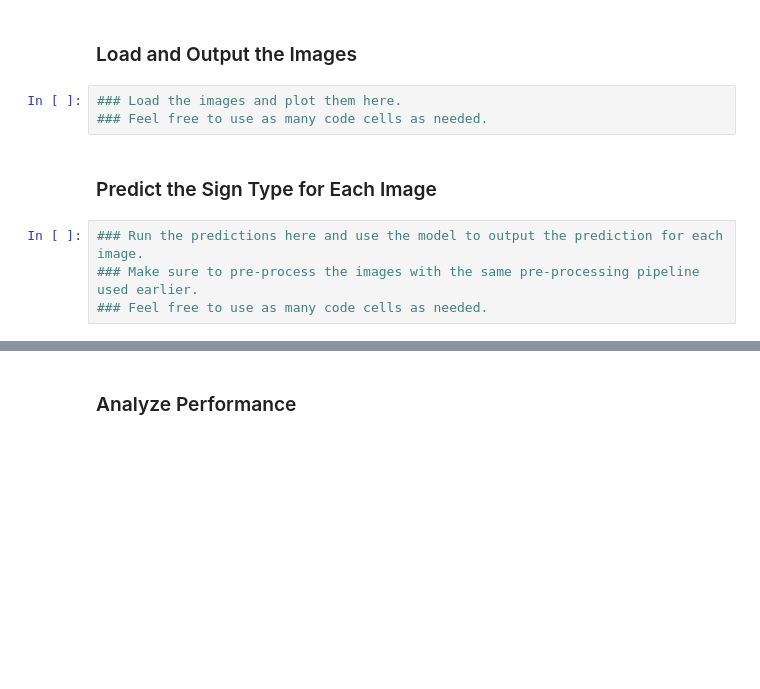
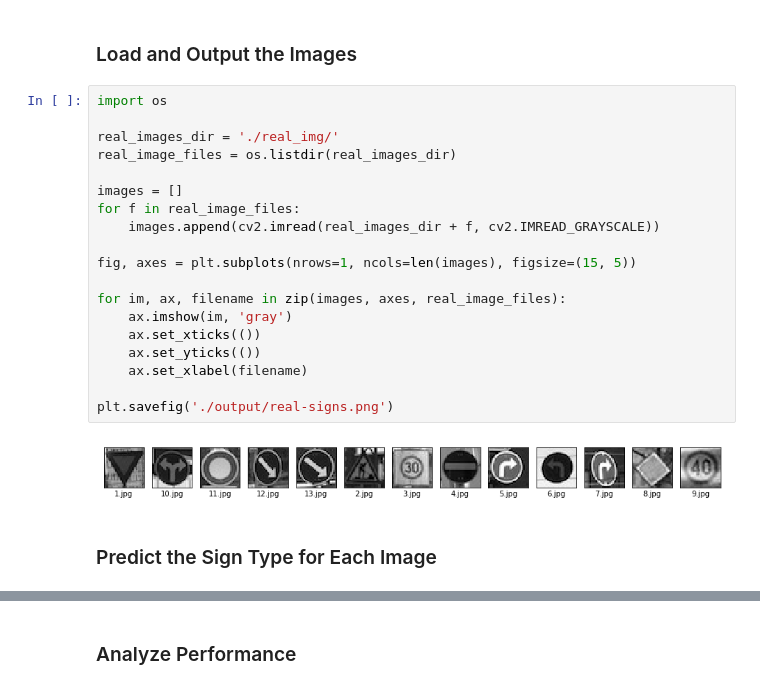
Before and after one commit to tindandelion/carne-traffic-signs-p2, a Jupyter notebook: Traffic_Sign_Classifier.ipynb, the cells around one changed output, grey strips where cells are left out. Drawn from its saved outputs; the diff is of its cells as text; blank space fills up the shorter version.

Commit message:
Real-world signs, preparing for submission

```diff
--- a/Traffic_Sign_Classifier.ipynb
+++ b/Traffic_Sign_Classifier.ipynb
@@ -439,12 +372,26 @@ To give yourself more insight into how your model is working, download at least
 You may find `signnames.csv` useful as it contains mappings from the class id (integer) to the actual sign name.
 # %% [markdown]
 ### Load and Output the Images
-# %%
-### Load the images and plot them here.
-### Feel free to use as many code cells as needed.
+# %%
+import os
+
+real_images_dir = './real_img/'
+real_image_files = os.listdir(real_images_dir)
+
+images = []
+for f in real_image_files:
+    images.append(cv2.imread(real_images_dir + f, cv2.IMREAD_GRAYSCALE))
+
+fig, axes = plt.subplots(nrows=1, ncols=len(images), figsize=(15, 5))
+
+for im, ax, filename in zip(images, axes, real_image_files):
+    ax.imshow(im, 'gray')
+    ax.set_xticks(())
+    ax.set_yticks(())
+    ax.set_xlabel(filename)
+
+plt.savefig('./output/real-signs.png')
+# %% [output]
+[figure, added]
 # %% [markdown]
 ### Predict the Sign Type for Each Image
-# %%
-### Run the predictions here and use the model to output the prediction for each image.
-### Make sure to pre-process the images with the same pre-processing pipeline used earlier.
-### Feel free to use as many code cells as needed.
```
Also changed, not shown: parts of 18 cells of this notebook, 18 other files.
